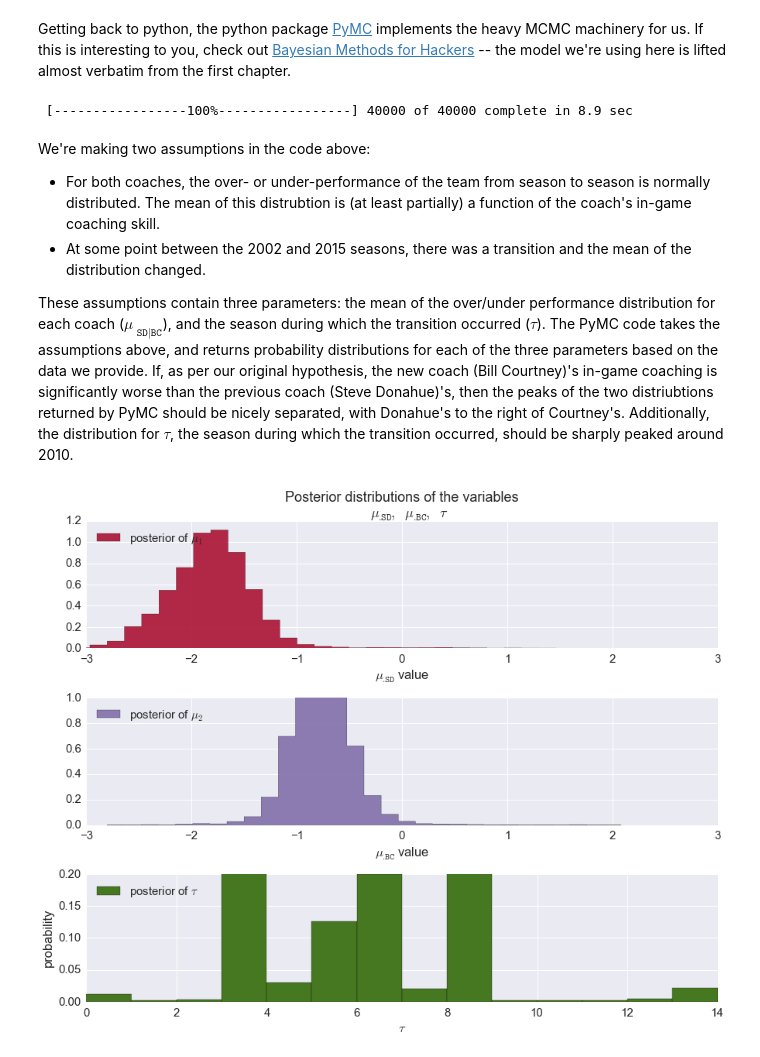
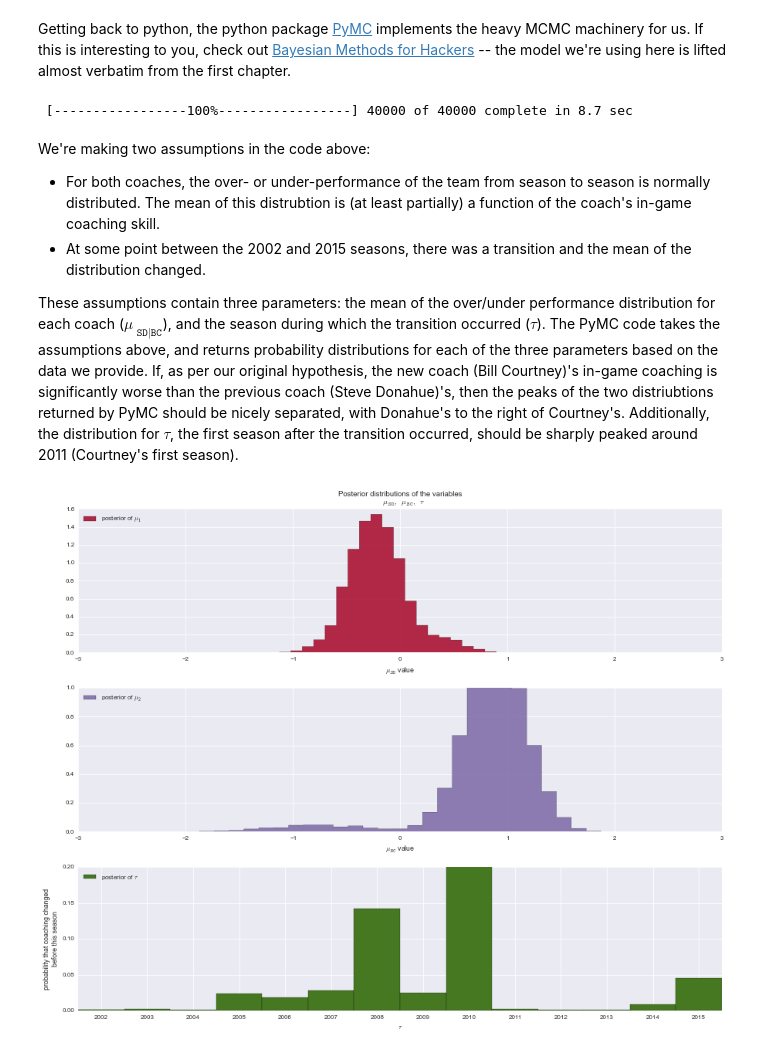
Before and after one commit to hinnefe2/ASTR596, a Jupyter notebook: ASTR 596 - MCMCs and PyMC3.ipynb, the cells around one changed output. Drawn from its saved outputs; the diff is of its cells as text; code cells hidden in the pictures.

```diff
--- a/ASTR 596 - MCMCs and PyMC3.ipynb
+++ b/ASTR 596 - MCMCs and PyMC3.ipynb
@@ -309,3 +309,12 @@ cu['PAPG'] = papg
 
 df = pd.concat([cu, rec], axis=1).sort_index()
 df.index.name = 'season'
+# %%
+# ivies don't have a conference tournament, while almost all other conferences do.
+# conference tournament games are included in the data, so this makes ivies ~1 game worse than average
+# get around this by training the linear regression with only ivy seasons
+ivies = ['Harvard', 'Yale', 'Princeton', 'Dartmouth', 'Columbia', 'Brown', 'Penn']
+
+fit_data_ivy = fitting_data.loc[fitting_data.index.get_level_values(1).isin(ivies)]
+linreg_ivy = linreg = linear_model.LinearRegression(normalize=True)
+linreg.fit(fit_data_ivy[fit_stats], fit_data_ivy['total_wins'])
@@ -312,7 +323,7 @@ df.index.name = 'season'
 # %%
 X_cornell = df[fit_stats]
 y_cornell = df['total_wins']
-y_cornell_pred = linreg.predict(X_cornell)
+y_cornell_pred = linreg_ivy.predict(X_cornell)
 y_diff = y_cornell - y_cornell_pred
 # %%
 fig, ax = plt.subplots(1,1, figsize=(12,5))
@@ -533,13 +544,13 @@ mu_1_samples = mcmc.trace('mu_1')[:]
 mu_2_samples = mcmc.trace('mu_2')[:]
 tau_samples = mcmc.trace('tau')[:]
 # %% [output]
- [-----------------100%-----------------] 40000 of 40000 complete in 8.9 sec
+ [-----------------100%-----------------] 40000 of 40000 complete in 8.7 sec
 # %% [markdown]
 We're making two assumptions in the code above:
 - For both coaches, the over- or under-performance of the team from season to season is normally distributed. The mean of this distrubtion is (at least partially) a function of the coach's in-game coaching skill.
 - At some point between the 2002 and 2015 seasons, there was a transition and the mean of the distribution changed.
 
-These assumptions contain three parameters: the mean of the over/under performance distribution for each coach ($\mu_\texttt{ SD|BC}$), and the season during which the transition occurred ($\tau$). The PyMC code takes the assumptions above, and returns probability distributions for each of the three parameters based on the data we provide. If, as per our original hypothesis, the new coach (Bill Courtney)'s in-game coaching is significantly worse than the previous coach (Steve Donahue)'s, then the peaks of the two distriubtions returned by PyMC should be nicely separated, with Donahue's to the right of Courtney's. Additionally, the distribution for $\tau$, the season during which the transition occurred, should be sharply peaked around 2010.
+These assumptions contain three parameters: the mean of the over/under performance distribution for each coach ($\mu_\texttt{ SD|BC}$), and the season during which the transition occurred ($\tau$). The PyMC code takes the assumptions above, and returns probability distributions for each of the three parameters based on the data we provide. If, as per our original hypothesis, the new coach (Bill Courtney)'s in-game coaching is significantly worse than the previous coach (Steve Donahue)'s, then the peaks of the two distriubtions returned by PyMC should be nicely separated, with Donahue's to the right of Courtney's. Additionally, the distribution for $\tau$, the first season after the transition occurred, should be sharply peaked around 2011 (Courtney's first season).
 # %%
 from IPython.core.pylabtools import figsize
 figsize(12.5, 10)
@@ -549,34 +560,35 @@ ax.set_autoscaley_on(True)
 
 plt.hist(mu_1_samples, histtype='stepfilled', bins=30, alpha=0.85,
          label="posterior of $\mu_1$", color="#A60628", normed=True)
 plt.legend(loc="upper left")
 plt.title(r"""Posterior distributions of the variables
     $\mu_\mathtt{. SD},\;\mu_\mathtt{. BC},\;\tau$""")
 plt.xlim([-3, 3])
 plt.xlabel("$\mu_\mathtt{. SD}$ value")
 
 ax = plt.subplot(312)
 ax.set_autoscaley_on(False)
 plt.hist(mu_2_samples, histtype='stepfilled', bins=30, alpha=0.85,
          label="posterior of $\mu_2$", color="#7A68A6", normed=True)
 plt.legend(loc="upper left")
 plt.xlim([-3, 3])
 plt.xlabel("$\mu_\mathtt{. BC}$ value")
 
 plt.subplot(313)
 w = 1.0 / tau_samples.shape[0] * np.ones_like(tau_samples)
 plt.hist(tau_samples, bins=n_data, alpha=1,
          label=r"posterior of $\tau$",
          color="#467821", weights=w, rwidth=2.)
-#plt.xticks(np.arange(n_data))
+#xts = plt.get_major_ticks()
+plt.xticks(np.arange(0.5,14.5), X_cornell.index.values)
 
 plt.legend(loc="upper left")
 plt.ylim([0, .2])
 #plt.xlim([2002, 2015])
 plt.xlabel(r"$\tau$")
-plt.ylabel("probability");
+plt.ylabel("probability that coaching changed\nbefore this season");
 
 plt.tight_layout()
 # %% [output]
-[figure, old version]
+[figure, new version]
 # %%
```
Also changed, not shown: parts of 4 cells of this notebook.
